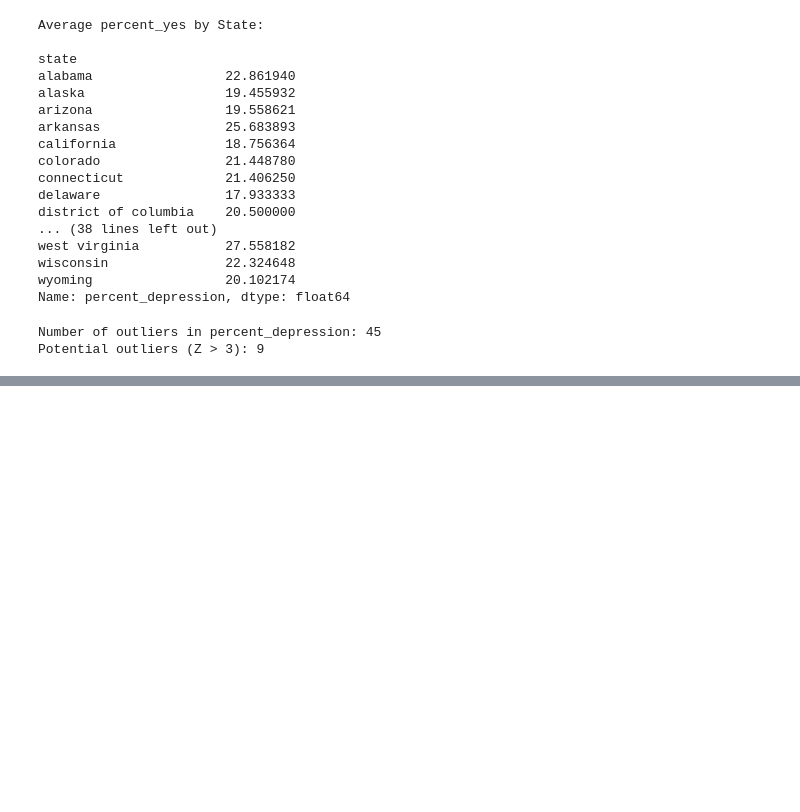
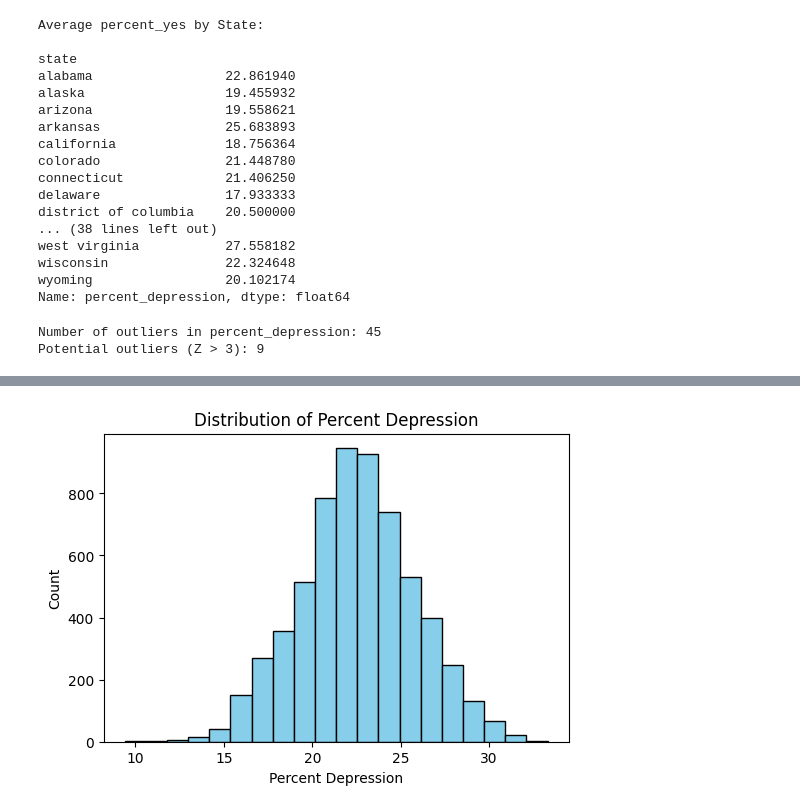
Before and after one commit to d-jason32/Data_Science_data_analysis_and_storytelling, a Jupyter notebook: dataset2.ipynb, the cells around one changed output, grey strips where cells are left out. Cells and saved outputs as stored; diff of their text form; code cells hidden in the pictures; blank space fills up the shorter version.

```diff
--- a/dataset2.ipynb
+++ b/dataset2.ipynb
@@ -373,0 +424,9 @@ Potential outliers (Z > 3): 9
+# %%
+plt.figure(figsize=(6,4))
+plt.hist(df['percent_depression'].dropna(), bins=20, color='skyblue', edgecolor='black')
+plt.title("Distribution of Percent Depression")
+plt.xlabel("Percent Depression")
+plt.ylabel("Count")
+plt.show()
+# %% [output]
+[figure, added]
```
Also changed, not shown: parts of 5 cells of this notebook, 1 other file.
